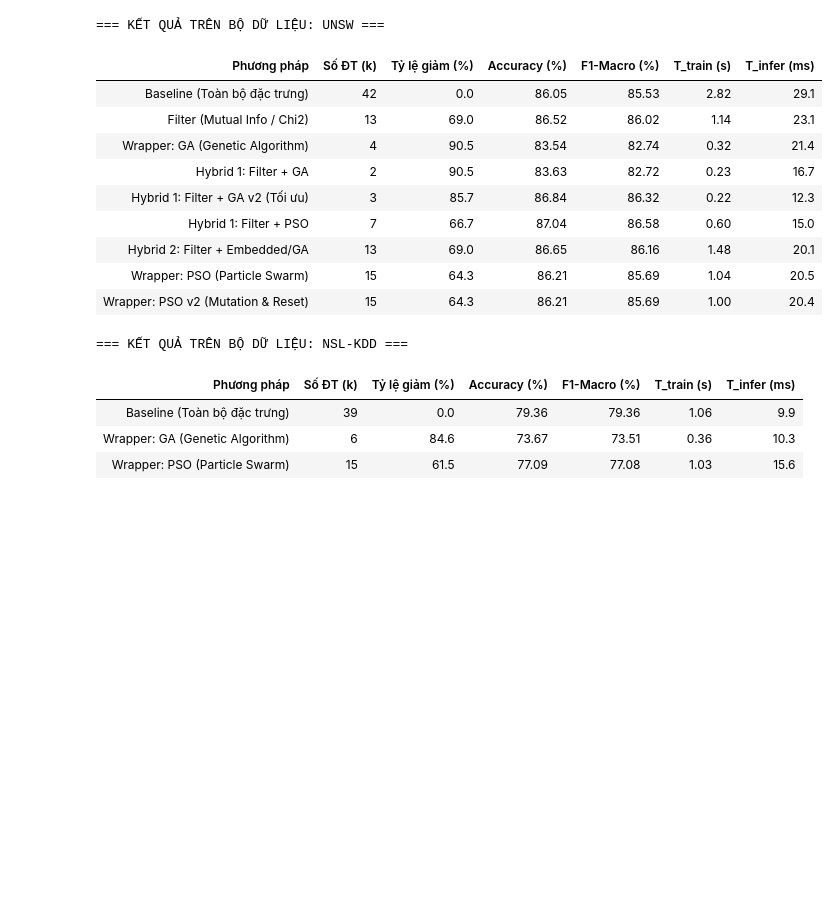
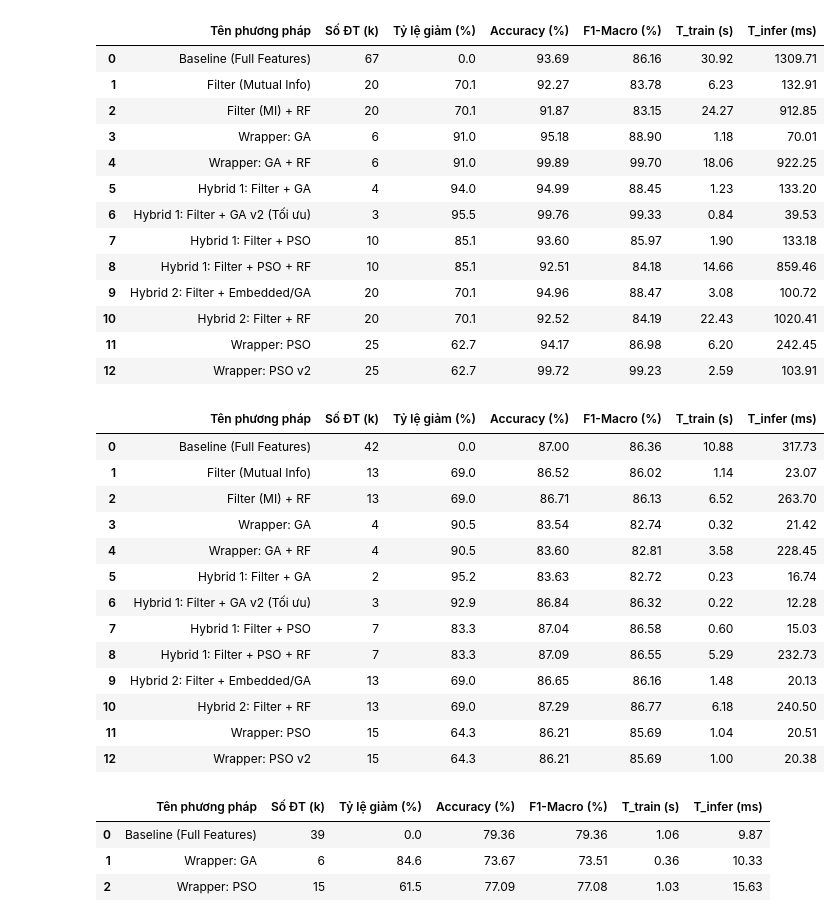
Before and after one commit to monmoonluna/attt-proj, a Jupyter notebook: reports/demo_ket_qua.ipynb, the cells around one changed output. Drawn from its saved outputs; the diff is of its cells as text; code cells hidden in the pictures; blank space fills up the shorter version.

```diff
--- a/reports/demo_ket_qua.ipynb
+++ b/reports/demo_ket_qua.ipynb
@@ -19,13 +21,5 @@ if os.path.exists("docs/assets/quy-trinh-nids.png"):
 # %%
-import os, sys
-if os.path.basename(os.getcwd()) == "reports":
-    os.chdir("..")
-if os.getcwd() not in sys.path:
-    sys.path.insert(0, os.getcwd())
-
-import os
-import glob
-import json
+import os, sys, glob, json
 import pandas as pd
 import numpy as np
 import matplotlib.pyplot as plt
@@ -33,3 +27,6 @@ import matplotlib.pyplot as plt
 plt.style.use("seaborn-v0_8-whitegrid" if "seaborn-v0_8-whitegrid" in plt.style.available else "default")
 plt.rcParams["figure.figsize"] = (10, 4.5)
 plt.rcParams["font.size"] = 10
+
+OUTPUT_DIR = os.path.join("..", "output") if os.path.exists(os.path.join("..", "output")) else "output"
+print(f"✓ Thư mục kết quả thực nghiệm: {os.path.abspath(OUTPUT_DIR)}")
@@ -139,7 +98,7 @@ plt.show()
 # %%
-for ds in ["CICDDoS2019", "UNSW", "NSL-KDD"]:
-    print(f"\n=== KẾT QUẢ TRÊN BỘ DỮ LIỆU: {ds} ===")
-    df_other = get_dataset_df(ds)
-    if not df_other.empty:
-        display(df_other.drop(columns=["key"]))
+for ds in ["CICIDS2017", "CICDDoS2019", "UNSW", "NSL-KDD"]:
+    df = load_results_df(ds)
+    if not df.empty:
+        print(f"\n{'='*75}\n📊 BẢNG KẾT QUẢ THỬ NGHIỆM: {ds} (NHỊ PHÂN)\n{'='*75}")
+        display(df)
 # %% [output]
@@ -157,16 +134,32 @@ for ds in ["CICDDoS2019", "UNSW", "NSL-KDD"]:
-=== KẾT QUẢ TRÊN BỘ DỮ LIỆU: UNSW ===
-| Phương pháp | Số ĐT (k) | Tỷ lệ giảm (%) | Accuracy (%) | F1-Macro (%) | T_train (s) | T_infer (ms) |
-| Baseline (Toàn bộ đặc trưng) | 42 | 0.0 | 86.05 | 85.53 | 2.82 | 29.1 |
-| Filter (Mutual Info / Chi2) | 13 | 69.0 | 86.52 | 86.02 | 1.14 | 23.1 |
-| Wrapper: GA (Genetic Algorithm) | 4 | 90.5 | 83.54 | 82.74 | 0.32 | 21.4 |
-| Hybrid 1: Filter + GA | 2 | 90.5 | 83.63 | 82.72 | 0.23 | 16.7 |
-| Hybrid 1: Filter + GA v2 (Tối ưu) | 3 | 85.7 | 86.84 | 86.32 | 0.22 | 12.3 |
-| Hybrid 1: Filter + PSO | 7 | 66.7 | 87.04 | 86.58 | 0.60 | 15.0 |
-| Hybrid 2: Filter + Embedded/GA | 13 | 69.0 | 86.65 | 86.16 | 1.48 | 20.1 |
-| Wrapper: PSO (Particle Swarm) | 15 | 64.3 | 86.21 | 85.69 | 1.04 | 20.5 |
-| Wrapper: PSO v2 (Mutation & Reset) | 15 | 64.3 | 86.21 | 85.69 | 1.00 | 20.4 |
+|  | Tên phương pháp | Số ĐT (k) | Tỷ lệ giảm (%) | Accuracy (%) | F1-Macro (%) | T_train (s) | T_infer (ms) |
+| 0 | Baseline (Full Features) | 67 | 0.0 | 93.69 | 86.16 | 30.92 | 1309.71 |
+| 1 | Filter (Mutual Info) | 20 | 70.1 | 92.27 | 83.78 | 6.23 | 132.91 |
+| 2 | Filter (MI) + RF | 20 | 70.1 | 91.87 | 83.15 | 24.27 | 912.85 |
+| 3 | Wrapper: GA | 6 | 91.0 | 95.18 | 88.90 | 1.18 | 70.01 |
+| 4 | Wrapper: GA + RF | 6 | 91.0 | 99.89 | 99.70 | 18.06 | 922.25 |
+| 5 | Hybrid 1: Filter + GA | 4 | 94.0 | 94.99 | 88.45 | 1.23 | 133.20 |
+| 6 | Hybrid 1: Filter + GA v2 (Tối ưu) | 3 | 95.5 | 99.76 | 99.33 | 0.84 | 39.53 |
+| 7 | Hybrid 1: Filter + PSO | 10 | 85.1 | 93.60 | 85.97 | 1.90 | 133.18 |
+| 8 | Hybrid 1: Filter + PSO + RF | 10 | 85.1 | 92.51 | 84.18 | 14.66 | 859.46 |
+| 9 | Hybrid 2: Filter + Embedded/GA | 20 | 70.1 | 94.96 | 88.47 | 3.08 | 100.72 |
+| 10 | Hybrid 2: Filter + RF | 20 | 70.1 | 92.52 | 84.19 | 22.43 | 1020.41 |
+| 11 | Wrapper: PSO | 25 | 62.7 | 94.17 | 86.98 | 6.20 | 242.45 |
+| 12 | Wrapper: PSO v2 | 25 | 62.7 | 99.72 | 99.23 | 2.59 | 103.91 |
-=== KẾT QUẢ TRÊN BỘ DỮ LIỆU: NSL-KDD ===
-| Phương pháp | Số ĐT (k) | Tỷ lệ giảm (%) | Accuracy (%) | F1-Macro (%) | T_train (s) | T_infer (ms) |
-| Baseline (Toàn bộ đặc trưng) | 39 | 0.0 | 79.36 | 79.36 | 1.06 | 9.9 |
-| Wrapper: GA (Genetic Algorithm) | 6 | 84.6 | 73.67 | 73.51 | 0.36 | 10.3 |
-| Wrapper: PSO (Particle Swarm) | 15 | 61.5 | 77.09 | 77.08 | 1.03 | 15.6 |
+|  | Tên phương pháp | Số ĐT (k) | Tỷ lệ giảm (%) | Accuracy (%) | F1-Macro (%) | T_train (s) | T_infer (ms) |
+| 0 | Baseline (Full Features) | 42 | 0.0 | 87.00 | 86.36 | 10.88 | 317.73 |
+| 1 | Filter (Mutual Info) | 13 | 69.0 | 86.52 | 86.02 | 1.14 | 23.07 |
+| 2 | Filter (MI) + RF | 13 | 69.0 | 86.71 | 86.13 | 6.52 | 263.70 |
+| 3 | Wrapper: GA | 4 | 90.5 | 83.54 | 82.74 | 0.32 | 21.42 |
+| 4 | Wrapper: GA + RF | 4 | 90.5 | 83.60 | 82.81 | 3.58 | 228.45 |
+| 5 | Hybrid 1: Filter + GA | 2 | 95.2 | 83.63 | 82.72 | 0.23 | 16.74 |
+| 6 | Hybrid 1: Filter + GA v2 (Tối ưu) | 3 | 92.9 | 86.84 | 86.32 | 0.22 | 12.28 |
+| 7 | Hybrid 1: Filter + PSO | 7 | 83.3 | 87.04 | 86.58 | 0.60 | 15.03 |
+| 8 | Hybrid 1: Filter + PSO + RF | 7 | 83.3 | 87.09 | 86.55 | 5.29 | 232.73 |
+| 9 | Hybrid 2: Filter + Embedded/GA | 13 | 69.0 | 86.65 | 86.16 | 1.48 | 20.13 |
+| 10 | Hybrid 2: Filter + RF | 13 | 69.0 | 87.29 | 86.77 | 6.18 | 240.50 |
+| 11 | Wrapper: PSO | 15 | 64.3 | 86.21 | 85.69 | 1.04 | 20.51 |
+| 12 | Wrapper: PSO v2 | 15 | 64.3 | 86.21 | 85.69 | 1.00 | 20.38 |
+|  | Tên phương pháp | Số ĐT (k) | Tỷ lệ giảm (%) | Accuracy (%) | F1-Macro (%) | T_train (s) | T_infer (ms) |
+| 0 | Baseline (Full Features) | 39 | 0.0 | 79.36 | 79.36 | 1.06 | 9.87 |
+| 1 | Wrapper: GA | 6 | 84.6 | 73.67 | 73.51 | 0.36 | 10.33 |
+| 2 | Wrapper: PSO | 15 | 61.5 | 77.09 | 77.08 | 1.03 | 15.63 |
```
Also changed, not shown: parts of 25 cells of this notebook, 6 other files.
